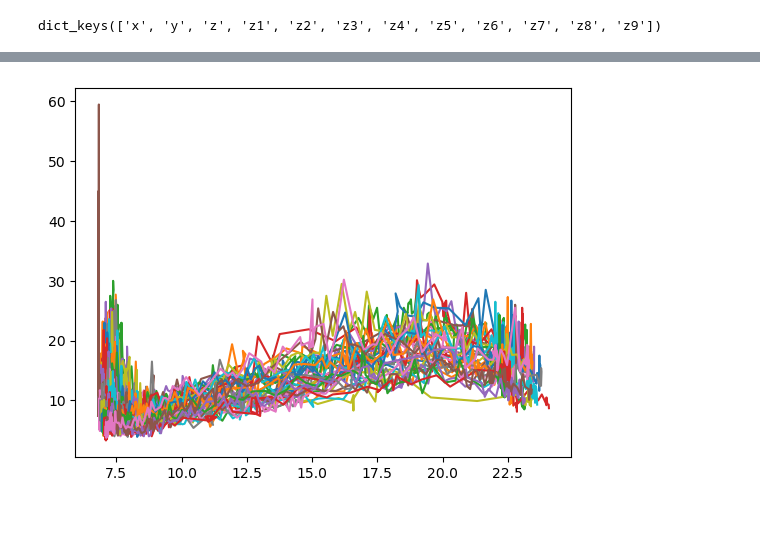
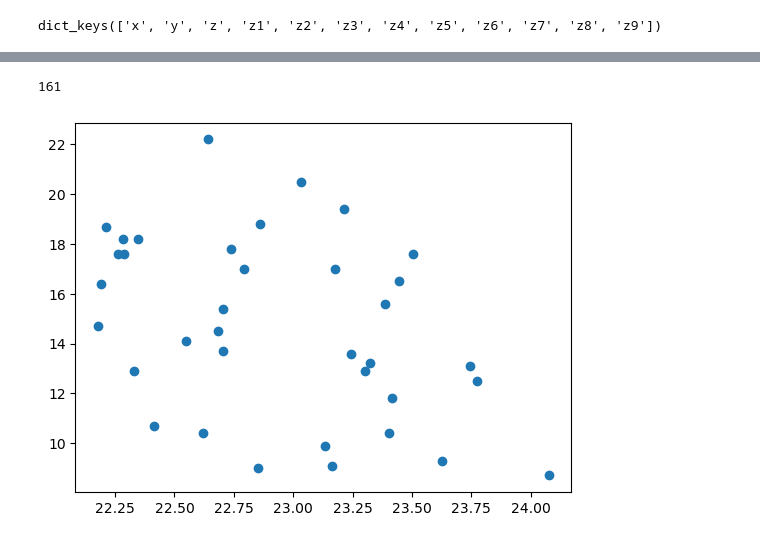
Before and after one commit to MTLehner/DSTSES_DataLakes, a Jupyter notebook: readin.ipynb, the cells around one changed output, grey strips where cells are left out. Cells and saved outputs as stored; diff of their text form; code cells hidden in the pictures.

```diff
--- a/readin.ipynb
+++ b/readin.ipynb
@@ -9,3 +4,5 @@ import json
-# %%
-with open(r'./data/lakegreifenctdprofiles_datalakesdownload/Lake_Greifen CTD Profiles_2020-07-01T09_30_43.100Z_2020-07-05T21_09_11.000Z_382911.json') as f:
-    data = json.load(f)
+# %%
+import os
+files = os.listdir('./data/lakegreifenctdprofiles_datalakesdownload/')
+# %%
+files = [file for file in files if '.json' in file]
@@ -11,0 +11,8 @@ with open(r'./data/lakegreifenctdprofiles_datalakesdownload/Lake_Greifen CTD Pro
+# %%
+zs = []
+xs = []
+for file in np.sort(files):
+    with open('./data/lakegreifenctdprofiles_datalakesdownload/%s' % file) as f:
+        data = json.load(f)
+        zs += list(np.nanmean(np.array(data['z6'][:10],dtype=np.float32),axis=0))
+        xs += data['x'][0]
@@ -16,6 +78,10 @@ dict_keys(['x', 'y', 'z', 'z1', 'z2', 'z3', 'z4', 'z5', 'z6', 'z7', 'z8', 'z9'])
 # %%
 import matplotlib.pyplot as plt
+# %%
+len(data['z'])
+# %% [output]
+161
 # %%
-_ = plt.plot(data['z'],data['z6'])
+_ = plt.scatter(data['z'][0],data['z6'][0])
 # %% [output]
-[figure, old version]
+[figure, new version]
```
Also changed, not shown: parts of 9 cells of this notebook.
